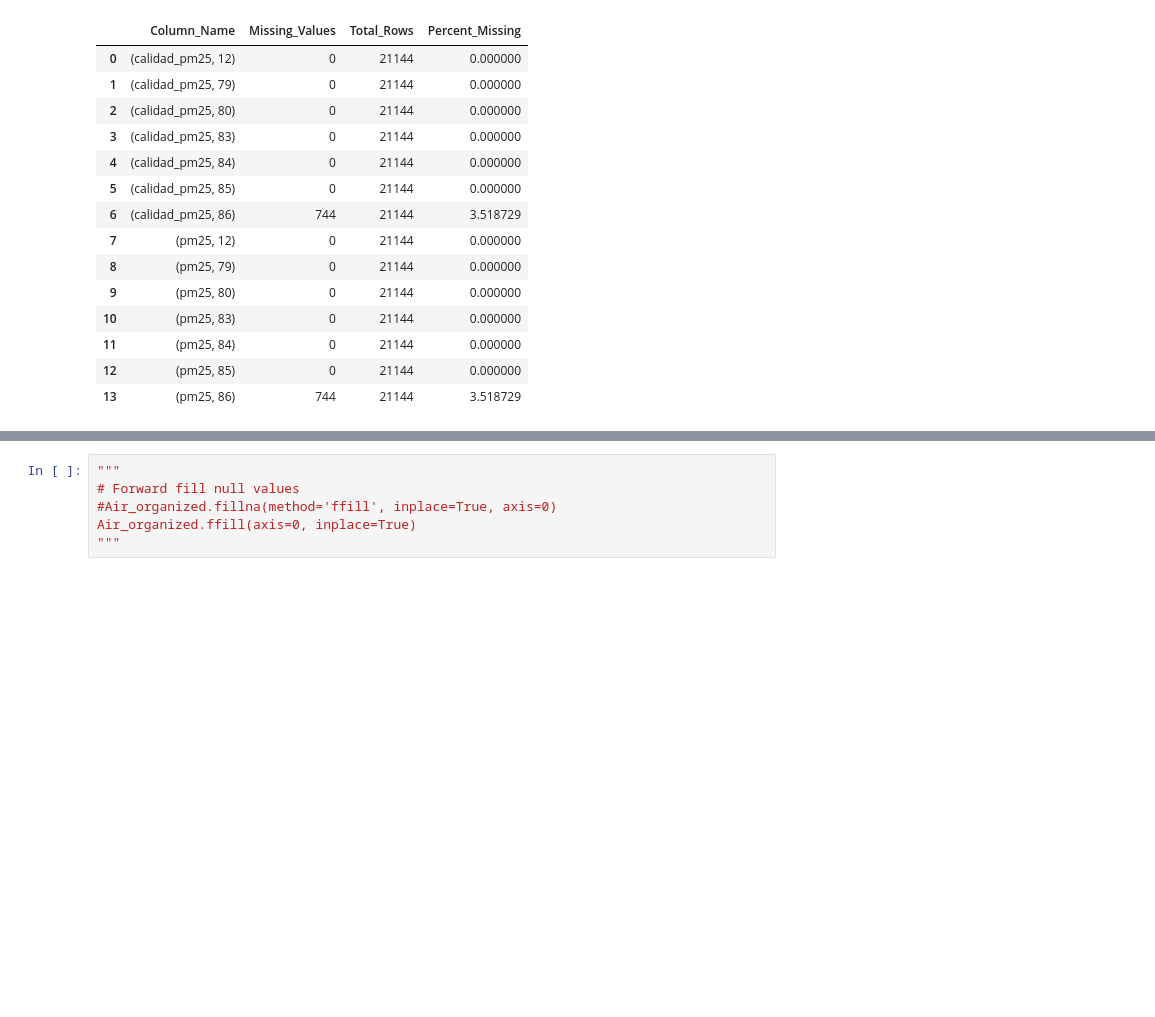
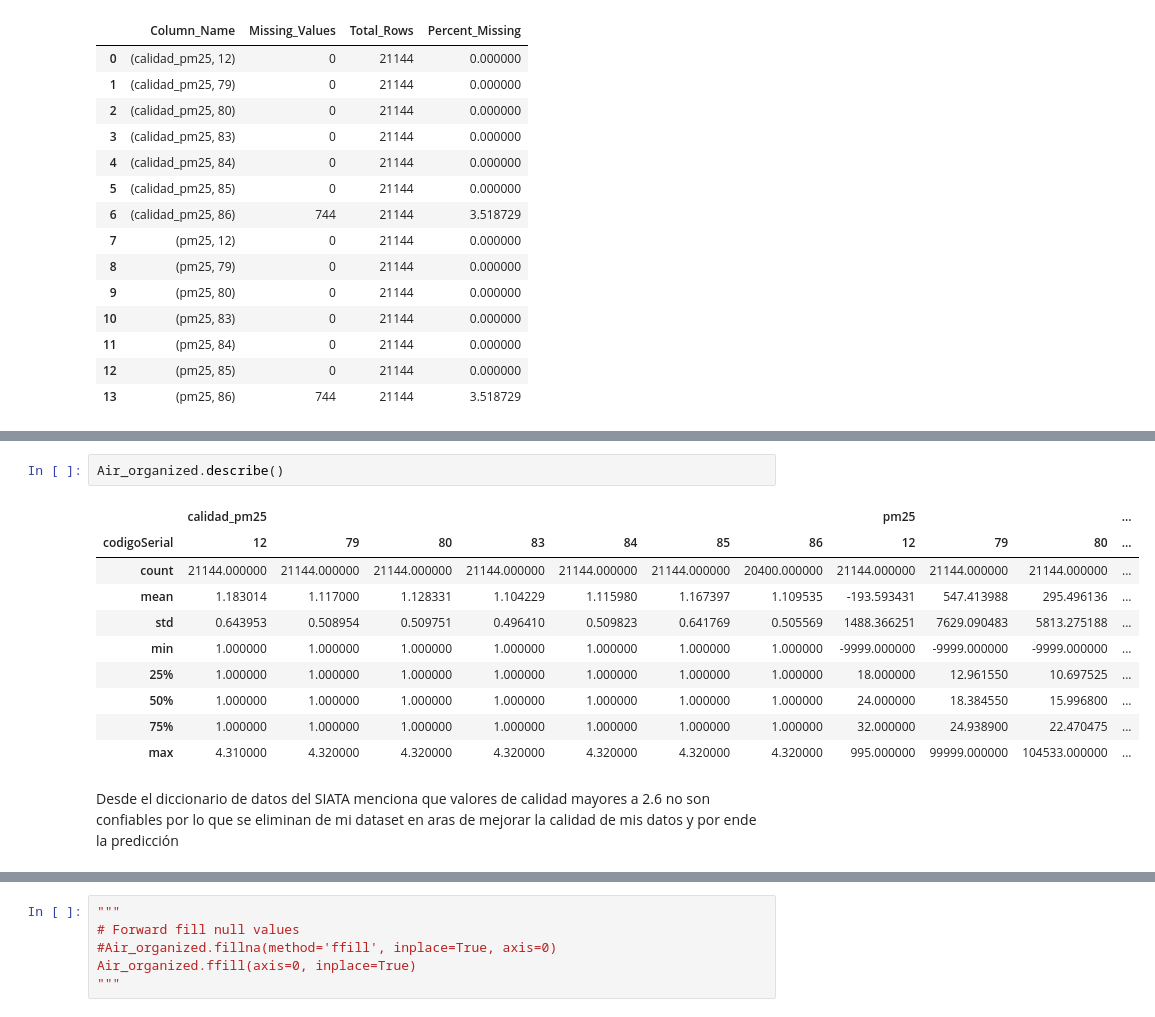
Before and after one commit to Matu10100/AirQuality_Prediction, a Jupyter notebook: Programacion/ProyectoGrado-EDA_V1.ipynb, the cells around one changed output, grey strips where cells are left out. Drawn from its saved outputs; the diff is of its cells as text; blank space fills up the shorter version.

```diff
--- a/Programacion/ProyectoGrado-EDA_V1.ipynb
+++ b/Programacion/ProyectoGrado-EDA_V1.ipynb
@@ -189,0 +235,15 @@ missing_values(Air_organized)
+# %%
+Air_organized.describe()
+# %% [output]
+|  | calidad_pm25 |  |  |  |  |  |  | pm25 |  |  | ... |
+| codigoSerial | 12 | 79 | 80 | 83 | 84 | 85 | 86 | 12 | 79 | 80 | ... |
+| count | 21144.000000 | 21144.000000 | 21144.000000 | 21144.000000 | 21144.000000 | 21144.000000 | 20400.000000 | 21144.000000 | 21144.000000 | 21144.000000 | ... |
+| mean | 1.183014 | 1.117000 | 1.128331 | 1.104229 | 1.115980 | 1.167397 | 1.109535 | -193.593431 | 547.413988 | 295.496136 | ... |
+| std | 0.643953 | 0.508954 | 0.509751 | 0.496410 | 0.509823 | 0.641769 | 0.505569 | 1488.366251 | 7629.090483 | 5813.275188 | ... |
+| min | 1.000000 | 1.000000 | 1.000000 | 1.000000 | 1.000000 | 1.000000 | 1.000000 | -9999.000000 | -9999.000000 | -9999.000000 | ... |
+| 25% | 1.000000 | 1.000000 | 1.000000 | 1.000000 | 1.000000 | 1.000000 | 1.000000 | 18.000000 | 12.961550 | 10.697525 | ... |
+| 50% | 1.000000 | 1.000000 | 1.000000 | 1.000000 | 1.000000 | 1.000000 | 1.000000 | 24.000000 | 18.384550 | 15.996800 | ... |
+| 75% | 1.000000 | 1.000000 | 1.000000 | 1.000000 | 1.000000 | 1.000000 | 1.000000 | 32.000000 | 24.938900 | 22.470475 | ... |
+| max | 4.310000 | 4.320000 | 4.320000 | 4.320000 | 4.320000 | 4.320000 | 4.320000 | 995.000000 | 99999.000000 | 104533.000000 | ... |
+# %% [markdown]
+Desde el diccionario de datos del SIATA menciona que valores de calidad mayores a 2.6 no son confiables por lo que se eliminan de mi dataset en aras de mejorar la calidad de mis datos y por ende la predicción
```
Also changed, not shown: parts of 19 cells of this notebook.
